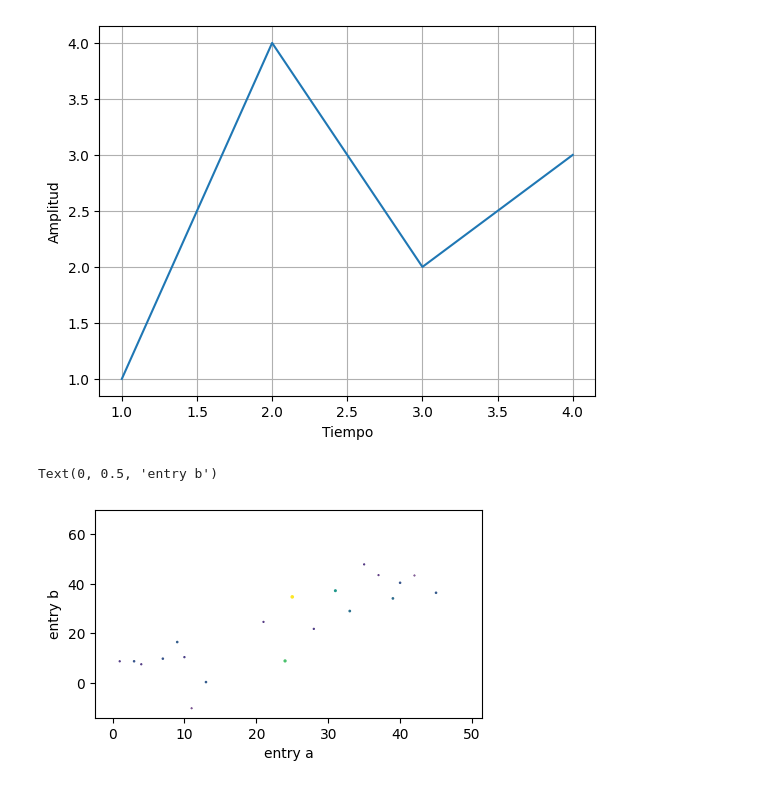
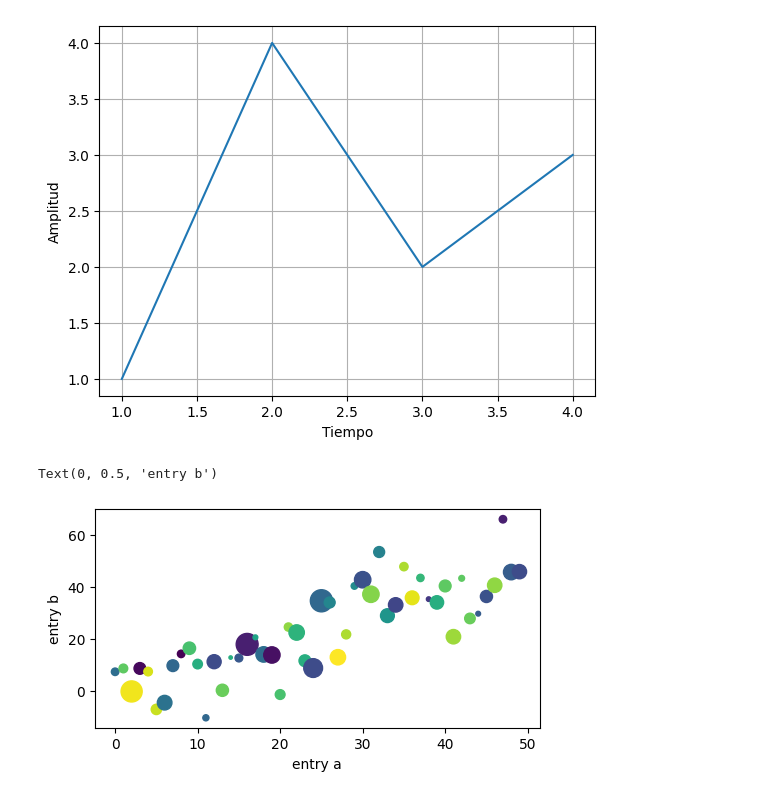
Before and after one commit to 2jcortesj2/info2, a Jupyter notebook: Unidad_2/Ejercicio matplotlib.ipynb, the cells around one changed output. Saved outputs shown, nothing was run; the diff lists cells and outputs as text; code cells hidden in the pictures.

```diff
--- a/Unidad_2/Ejercicio matplotlib.ipynb
+++ b/Unidad_2/Ejercicio matplotlib.ipynb
@@ -25,15 +25,15 @@ plt.show()
 # %%
 np.random.seed(16680801)
 data = {'a': np.arange(50),
         'c': np.random.randint(0, 50, 50),
         'd': np.random.randn(50)}
 data['b'] = data['a'] + 10 * np.random.randn(50)
-data['c'] = np.abs(data['d']) * 100
+data['d'] = np.abs(data['d']) * 100
 
-fig, ax = plt.subplots(figsize=(5, 2.7))
+fig, ax = plt.subplots(figsize=(5, 2.7), layout='constrained')
 ax.scatter('a', 'b', c='c', s='d', data=data)
 ax.set_xlabel('entry a')
 ax.set_ylabel('entry b')
 # %% [output]
 Text(0, 0.5, 'entry b')
-[figure, old version]
+[figure, new version]
```
Also changed, not shown: parts of 5 cells of this notebook, 3 other files.
